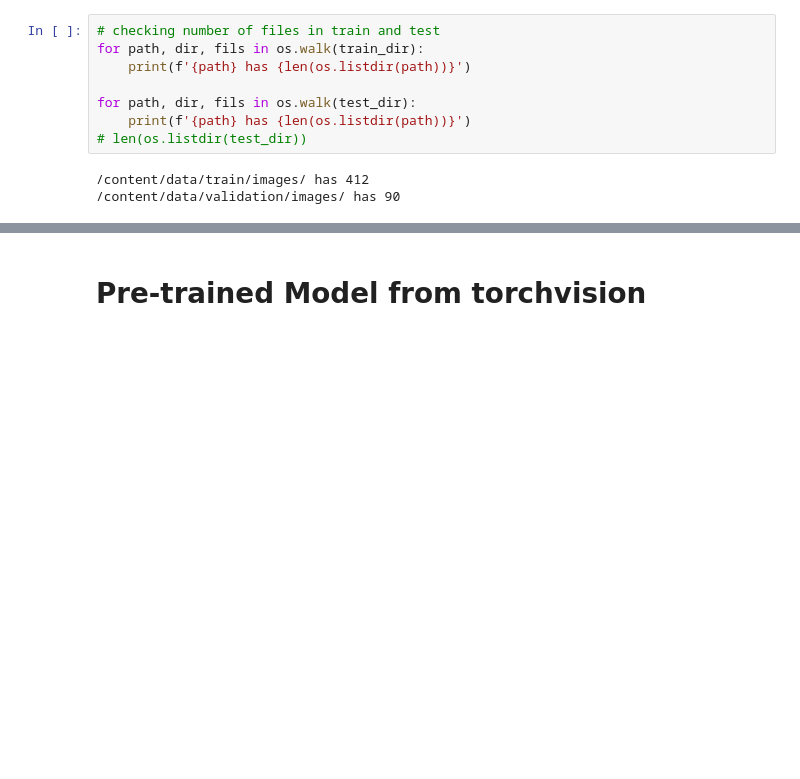
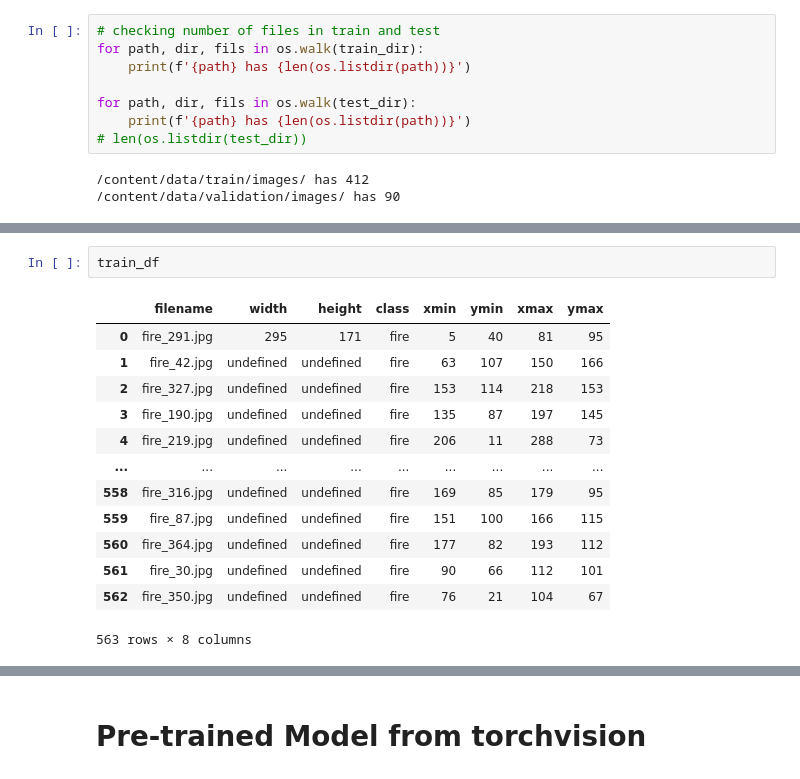
Before and after one commit to khanma1962/Fire_Detection_Fast_RCNN, a Jupyter notebook: Fire_Detection.ipynb, the cells around one changed output, grey strips where cells are left out. Saved outputs shown, nothing was run; the diff lists cells and outputs as text; blank space fills up the shorter version.

```diff
--- a/Fire_Detection.ipynb
+++ b/Fire_Detection.ipynb
@@ -127,0 +130,16 @@ for path, dir, fils in os.walk(test_dir):
+# %%
+train_df
+# %% [output]
+|  | filename | width | height | class | xmin | ymin | xmax | ymax |
+| 0 | fire_291.jpg | 295 | 171 | fire | 5 | 40 | 81 | 95 |
+| 1 | fire_42.jpg | undefined | undefined | fire | 63 | 107 | 150 | 166 |
+| 2 | fire_327.jpg | undefined | undefined | fire | 153 | 114 | 218 | 153 |
+| 3 | fire_190.jpg | undefined | undefined | fire | 135 | 87 | 197 | 145 |
+| 4 | fire_219.jpg | undefined | undefined | fire | 206 | 11 | 288 | 73 |
+| ... | ... | ... | ... | ... | ... | ... | ... | ... |
+| 558 | fire_316.jpg | undefined | undefined | fire | 169 | 85 | 179 | 95 |
+| 559 | fire_87.jpg | undefined | undefined | fire | 151 | 100 | 166 | 115 |
+| 560 | fire_364.jpg | undefined | undefined | fire | 177 | 82 | 193 | 112 |
+| 561 | fire_30.jpg | undefined | undefined | fire | 90 | 66 | 112 | 101 |
+| 562 | fire_350.jpg | undefined | undefined | fire | 76 | 21 | 104 | 67 |
+563 rows × 8 columns
```
Also changed, not shown: parts of 13 cells of this notebook.
